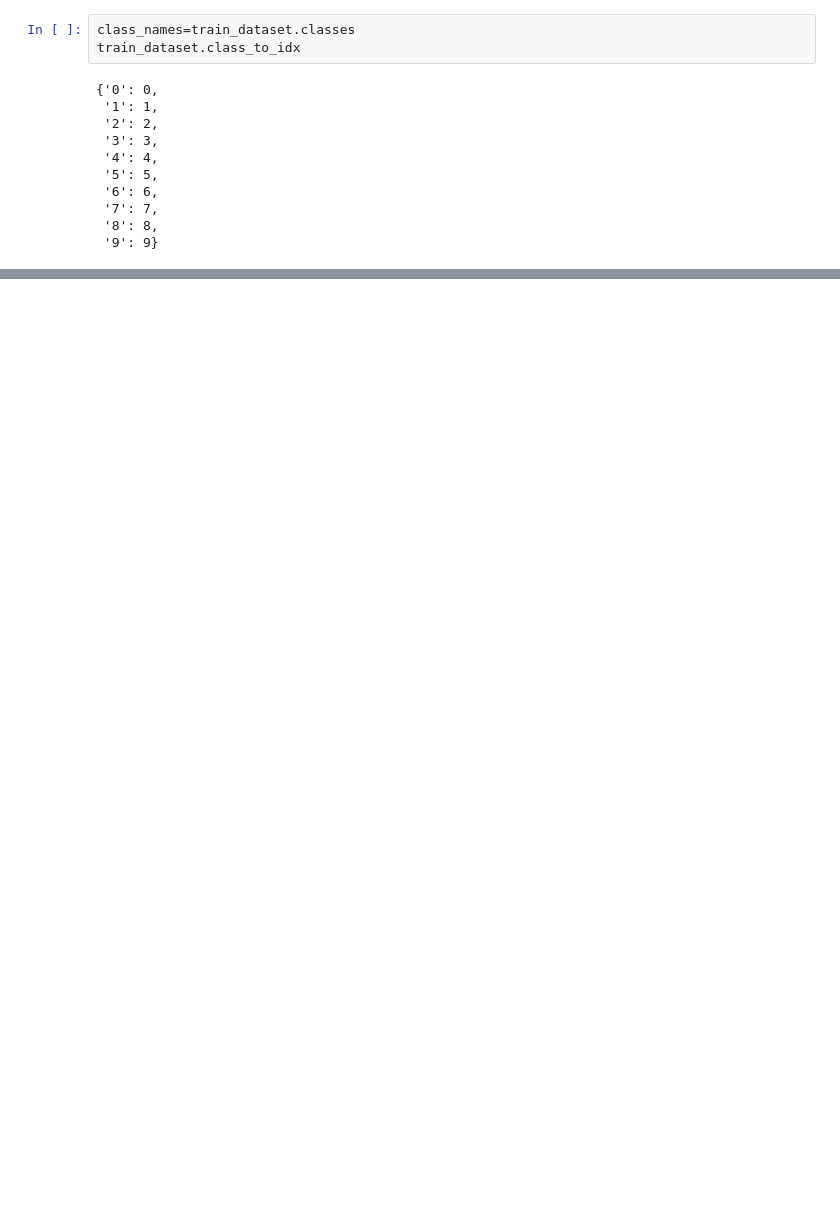
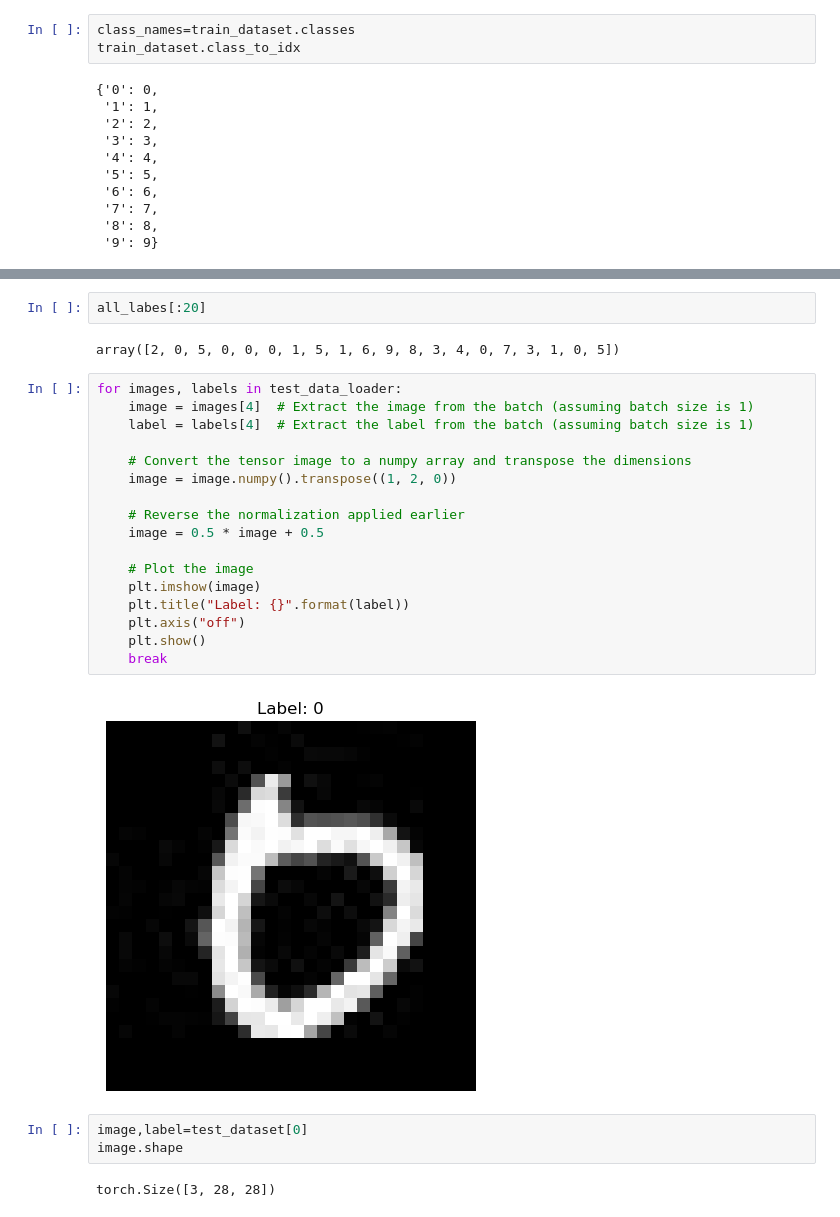
Before and after one commit to Hemanth-Thaluru/kaggle_competitions, a Jupyter notebook: Digit_Recogniser/mnist_pytorch.ipynb, the cells around one changed output, grey strips where cells are left out. Saved outputs shown, nothing was run; the diff lists cells and outputs as text; blank space fills up the shorter version.

```diff
--- a/Digit_Recogniser/mnist_pytorch.ipynb
+++ b/Digit_Recogniser/mnist_pytorch.ipynb
@@ -100,0 +292,28 @@ tensor(-1.)
+# %%
+all_labes[:20]
+# %% [output]
+array([2, 0, 5, 0, 0, 0, 1, 5, 1, 6, 9, 8, 3, 4, 0, 7, 3, 1, 0, 5])
+# %%
+for images, labels in test_data_loader:
+    image = images[4]  # Extract the image from the batch (assuming batch size is 1)
+    label = labels[4]  # Extract the label from the batch (assuming batch size is 1)
+
+    # Convert the tensor image to a numpy array and transpose the dimensions
+    image = image.numpy().transpose((1, 2, 0))
+
+    # Reverse the normalization applied earlier
+    image = 0.5 * image + 0.5
+
+    # Plot the image
+    plt.imshow(image)
+    plt.title("Label: {}".format(label))
+    plt.axis("off")
+    plt.show()
+    break
+# %% [output]
+[figure, added]
+# %%
+image,label=test_dataset[0]
+image.shape
+# %% [output]
+torch.Size([3, 28, 28])
```
Also changed, not shown: parts of 47 cells of this notebook, 4 other files.
